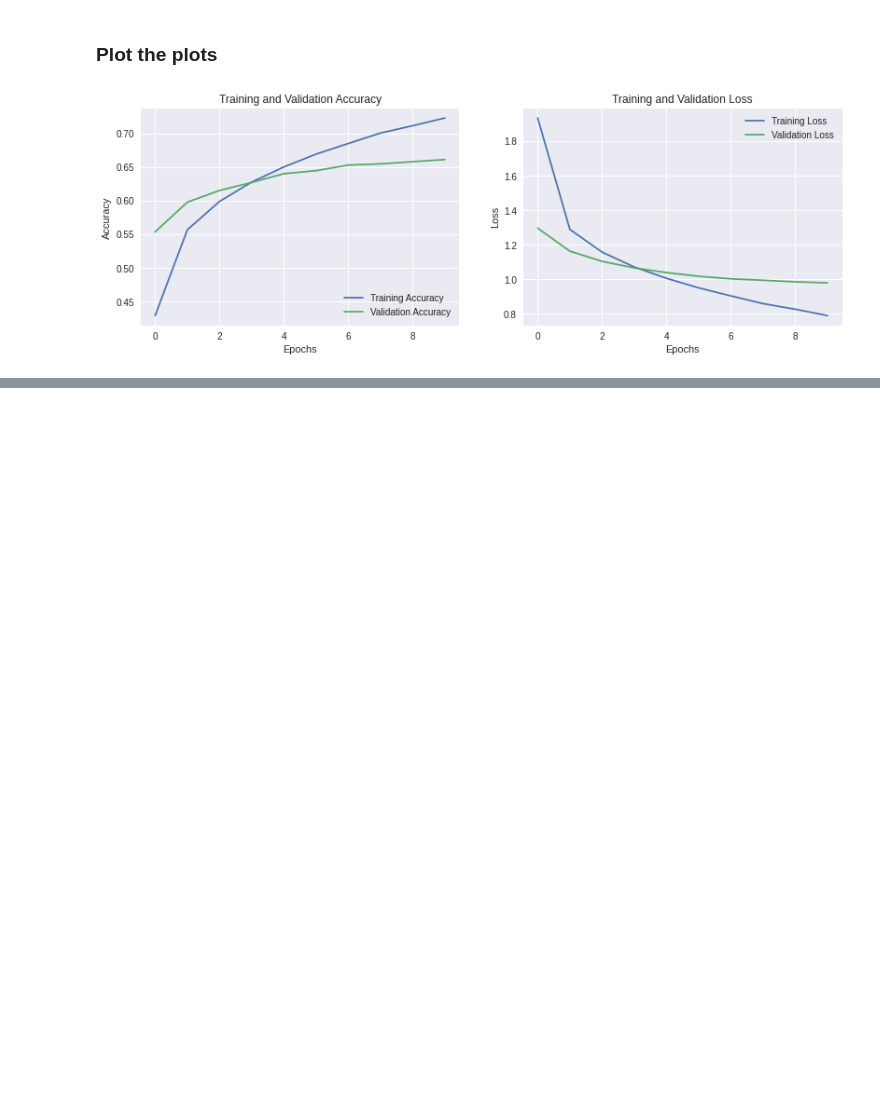
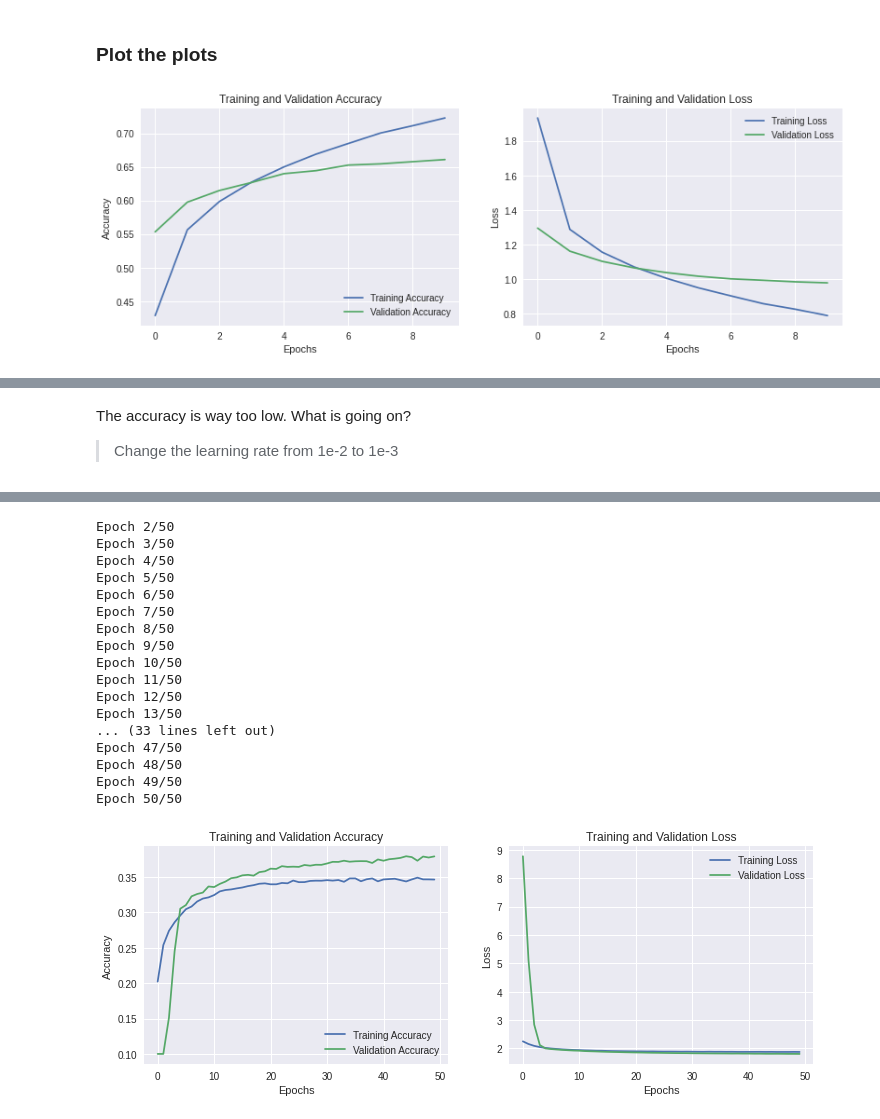
Before and after one commit to katnoria/cifar10-classifiers, a Jupyter notebook: notebooks/tfds-classification-test.ipynb, the cells around one changed output, grey strips where cells are left out. Cells and saved outputs as stored; diff of their text form; code cells hidden in the pictures; blank space fills up the shorter version.

```diff
--- a/notebooks/tfds-classification-test.ipynb
+++ b/notebooks/tfds-classification-test.ipynb
@@ -472,0 +477,3 @@ plot_history(history)
+# %%
+base_model = tf.keras.applications.ResNet50(input_shape=(IMG_SIZE, IMG_SIZE, 3), include_top=False)
+base_model.trainable = False
@@ -472,0 +565,19 @@ plot_history(history)
+# %% [markdown]
+The accuracy is way too low. What is going on?
+> Change the learning rate from 1e-2 to 1e-3
+# %%
+# new instance
+resnet_bn_model = get_resnet50_bn(base_model)
+
+reduce_lr = ReduceLROnPlateau(monitor='val_loss', factor=0.2,
+                              patience=5, min_lr=0.001)
+resnet_bn_model.compile(
+    optimizer=tf.keras.optimizers.Adam(learning_rate=1e-3),
+    loss=tf.losses.SparseCategoricalCrossentropy(from_logits=True),
+    metrics=['accuracy']
+)
+history = resnet_bn_model.fit(
+    train_ds, epochs=50, validation_data=test_ds, verbose=2,
+    callbacks=[reduce_lr]
+)
+# %% [output]
@@ -472,0 +587,18 @@ plot_history(history)
+Epoch 2/50
+Epoch 3/50
+Epoch 4/50
+Epoch 5/50
+Epoch 6/50
+Epoch 7/50
+Epoch 8/50
+Epoch 9/50
+Epoch 10/50
+Epoch 11/50
+Epoch 12/50
+Epoch 13/50
+... (33 lines left out)
+Epoch 47/50
+Epoch 48/50
+Epoch 49/50
+Epoch 50/50
+[figure, added]
```
Also changed, not shown: parts of 16 cells of this notebook, 1 other file.
